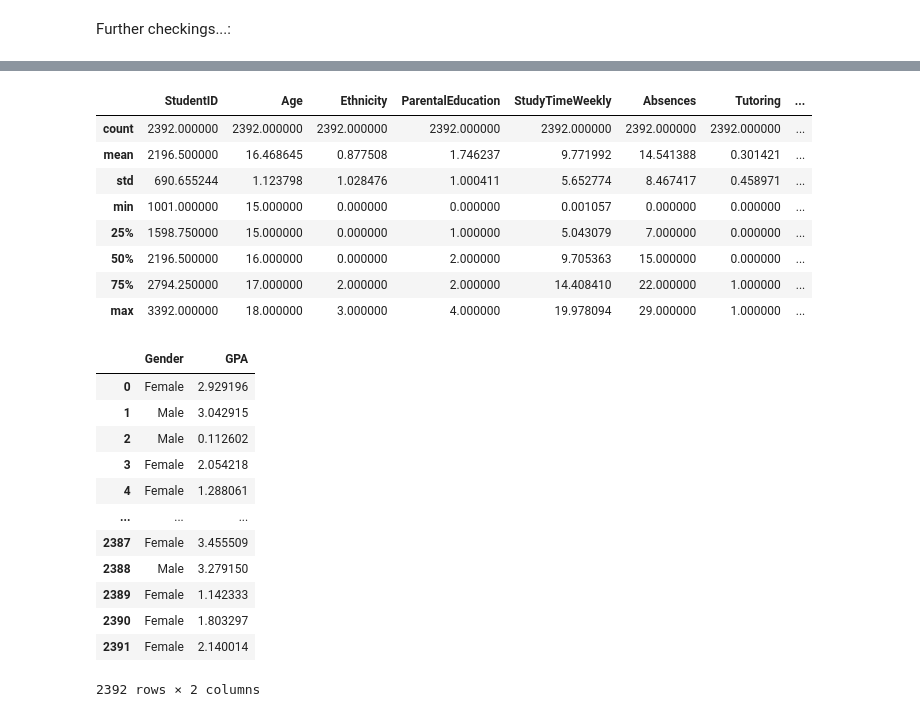
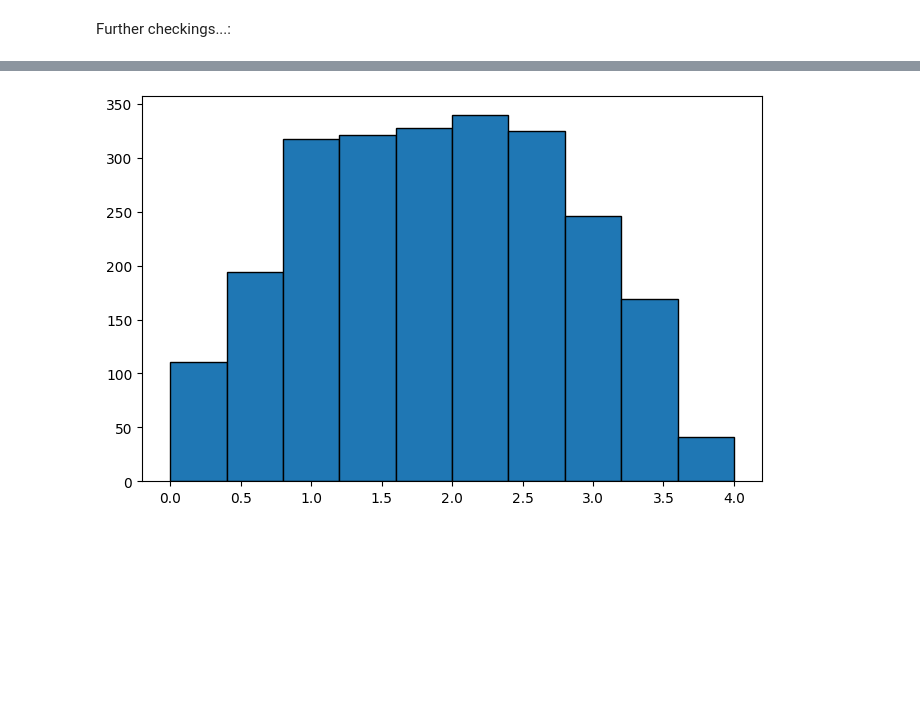
Before and after one commit to Sydney205/student_performance_analysis, a Jupyter notebook: student_performance_eda.ipynb, the cells around one changed output, grey strips where cells are left out. Saved outputs shown, nothing was run; the diff lists cells and outputs as text; code cells hidden in the pictures; blank space fills up the shorter version.

```diff
--- a/student_performance_eda.ipynb
+++ b/student_performance_eda.ipynb
@@ -127,28 +122,7 @@ Index(['StudentID', 'Age', 'Gender', 'Ethnicity', 'ParentalEducation',
-# %%
-df.describe()
-# %% [output]
-|  | StudentID | Age | Ethnicity | ParentalEducation | StudyTimeWeekly | Absences | Tutoring | ... |
-| count | 2392.000000 | 2392.000000 | 2392.000000 | 2392.000000 | 2392.000000 | 2392.000000 | 2392.000000 | ... |
-| mean | 2196.500000 | 16.468645 | 0.877508 | 1.746237 | 9.771992 | 14.541388 | 0.301421 | ... |
-| std | 690.655244 | 1.123798 | 1.028476 | 1.000411 | 5.652774 | 8.467417 | 0.458971 | ... |
-| min | 1001.000000 | 15.000000 | 0.000000 | 0.000000 | 0.001057 | 0.000000 | 0.000000 | ... |
-| 25% | 1598.750000 | 15.000000 | 0.000000 | 1.000000 | 5.043079 | 7.000000 | 0.000000 | ... |
-| 50% | 2196.500000 | 16.000000 | 0.000000 | 2.000000 | 9.705363 | 15.000000 | 0.000000 | ... |
-| 75% | 2794.250000 | 17.000000 | 2.000000 | 2.000000 | 14.408410 | 22.000000 | 1.000000 | ... |
-| max | 3392.000000 | 18.000000 | 3.000000 | 4.000000 | 19.978094 | 29.000000 | 1.000000 | ... |
 # %%
-df[['Gender', 'GPA']]
+plt.figure(figsize=(8, 5))
+df['GPA'].hist(bins=10, edgecolor='black')
+plt.grid(False)
+plt.show()
 # %% [output]
-|  | Gender | GPA |
-| 0 | Female | 2.929196 |
-| 1 | Male | 3.042915 |
-| 2 | Male | 0.112602 |
-| 3 | Female | 2.054218 |
-| 4 | Female | 1.288061 |
-| ... | ... | ... |
-| 2387 | Female | 3.455509 |
-| 2388 | Male | 3.279150 |
-| 2389 | Female | 1.142333 |
-| 2390 | Female | 1.803297 |
-| 2391 | Female | 2.140014 |
-2392 rows × 2 columns
+[figure, added]
```
Also changed, not shown: parts of 6 cells of this notebook.
